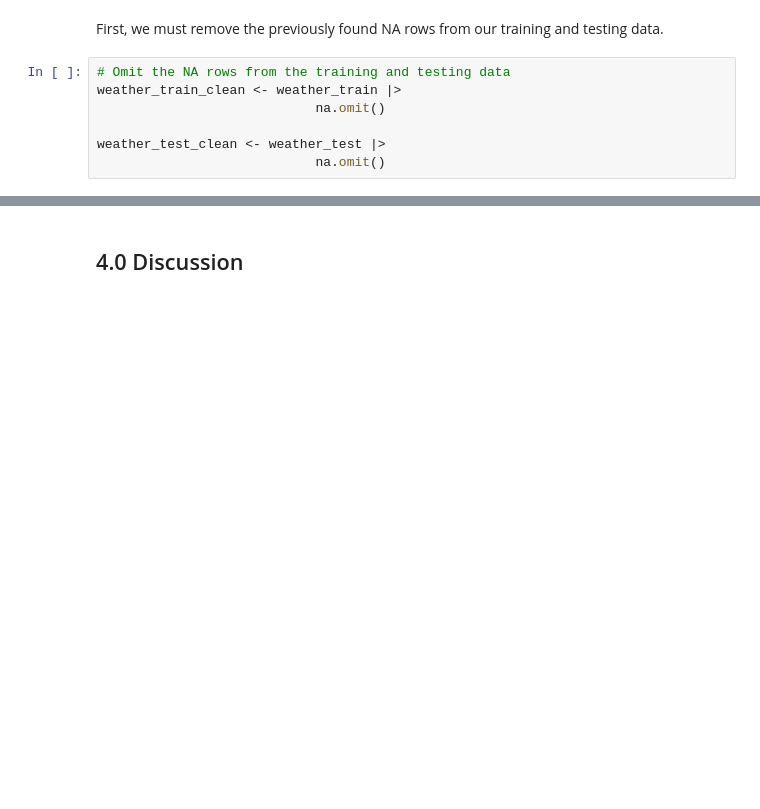
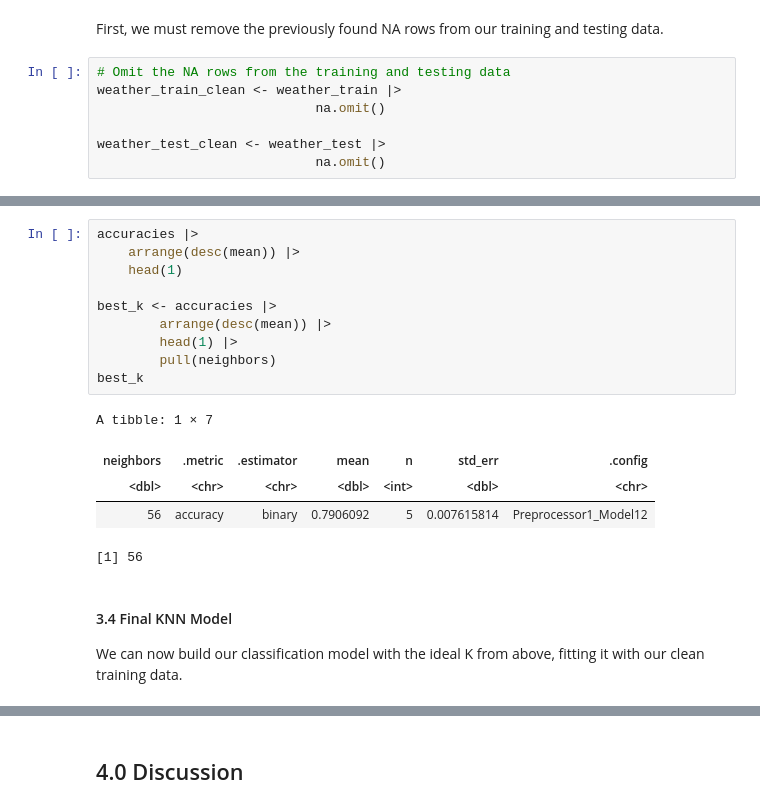
Before and after one commit to tqmemon/australia-rainfall-prediction, a Jupyter notebook: GroupReport.ipynb, the cells around one changed output, grey strips where cells are left out. Saved outputs shown, nothing was run; the diff lists cells and outputs as text; blank space fills up the shorter version.

```diff
--- a/GroupReport.ipynb
+++ b/GroupReport.ipynb
@@ -308,0 +276,19 @@ Best k: 66
+# %%
+accuracies |>
+    arrange(desc(mean)) |>
+    head(1)
+
+best_k <- accuracies |>
+        arrange(desc(mean)) |>
+        head(1) |>
+        pull(neighbors)
+best_k
+# %% [output]
+A tibble: 1 × 7
+| neighbors | .metric | .estimator | mean | n | std_err | .config |
+| <dbl> | <chr> | <chr> | <dbl> | <int> | <dbl> | <chr> |
+| 56 | accuracy | binary | 0.7906092 | 5 | 0.007615814 | Preprocessor1_Model12 |
+[1] 56
+# %% [markdown]
+#### 3.4 Final KNN Model
+We can now build our classification model with the ideal K from above, fitting it with our clean training data.
```
Also changed, not shown: parts of 22 cells of this notebook.
